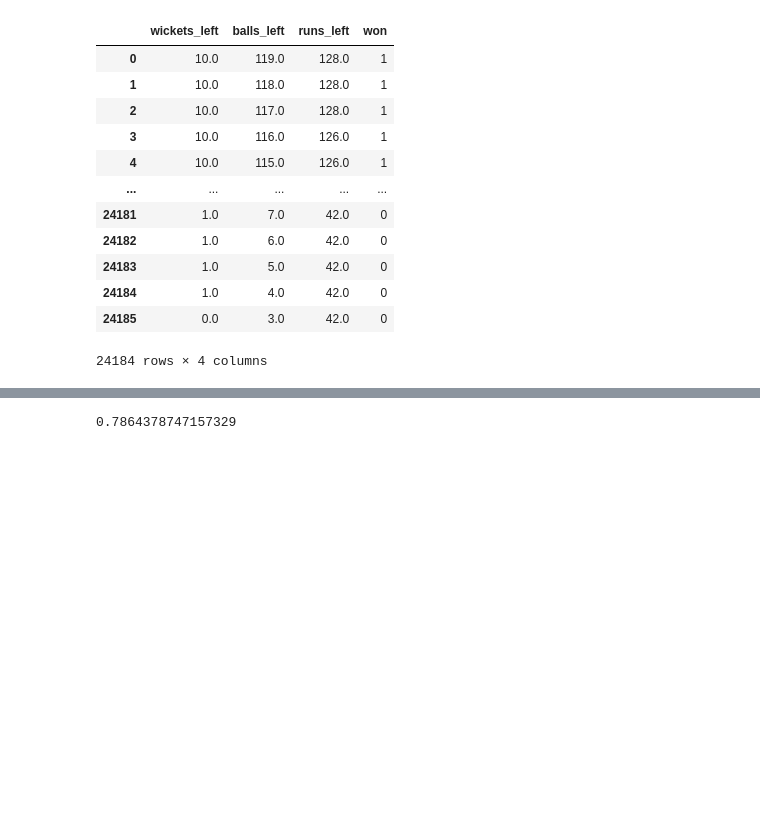
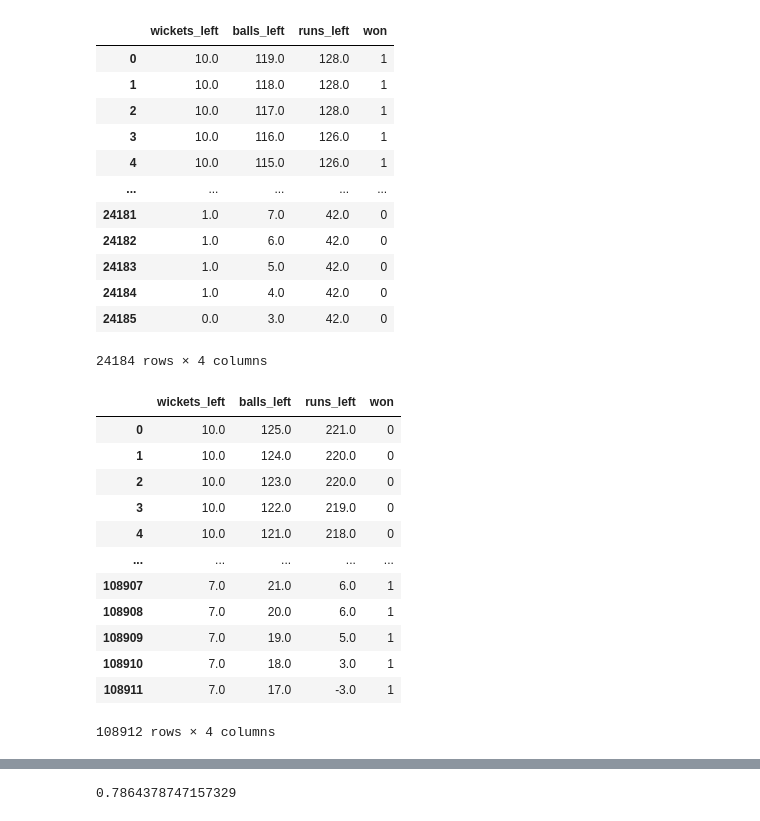
Before and after one commit to hassanj-576/t20_predictor, a Jupyter notebook: train_data.ipynb, the cells around one changed output, grey strips where cells are left out. Saved outputs shown, nothing was run; the diff lists cells and outputs as text; code cells hidden in the pictures; blank space fills up the shorter version.

```diff
--- a/train_data.ipynb
+++ b/train_data.ipynb
@@ -225,3 +225,21 @@ psl_df
 | 24184 | 1.0 | 4.0 | 42.0 | 0 |
 | 24185 | 0.0 | 3.0 | 42.0 | 0 |
 24184 rows × 4 columns
+# %%
+ipl_df = pd.read_csv("ipl_formated.csv")
+# %%
+ipl_df
+# %% [output]
+|  | wickets_left | balls_left | runs_left | won |
+| 0 | 10.0 | 125.0 | 221.0 | 0 |
+| 1 | 10.0 | 124.0 | 220.0 | 0 |
+| 2 | 10.0 | 123.0 | 220.0 | 0 |
+| 3 | 10.0 | 122.0 | 219.0 | 0 |
+| 4 | 10.0 | 121.0 | 218.0 | 0 |
+| ... | ... | ... | ... | ... |
+| 108907 | 7.0 | 21.0 | 6.0 | 1 |
+| 108908 | 7.0 | 20.0 | 6.0 | 1 |
+| 108909 | 7.0 | 19.0 | 5.0 | 1 |
+| 108910 | 7.0 | 18.0 | 3.0 | 1 |
+| 108911 | 7.0 | 17.0 | -3.0 | 1 |
+108912 rows × 4 columns
```
Also changed, not shown: parts of 3 cells of this notebook, 2 other files.
